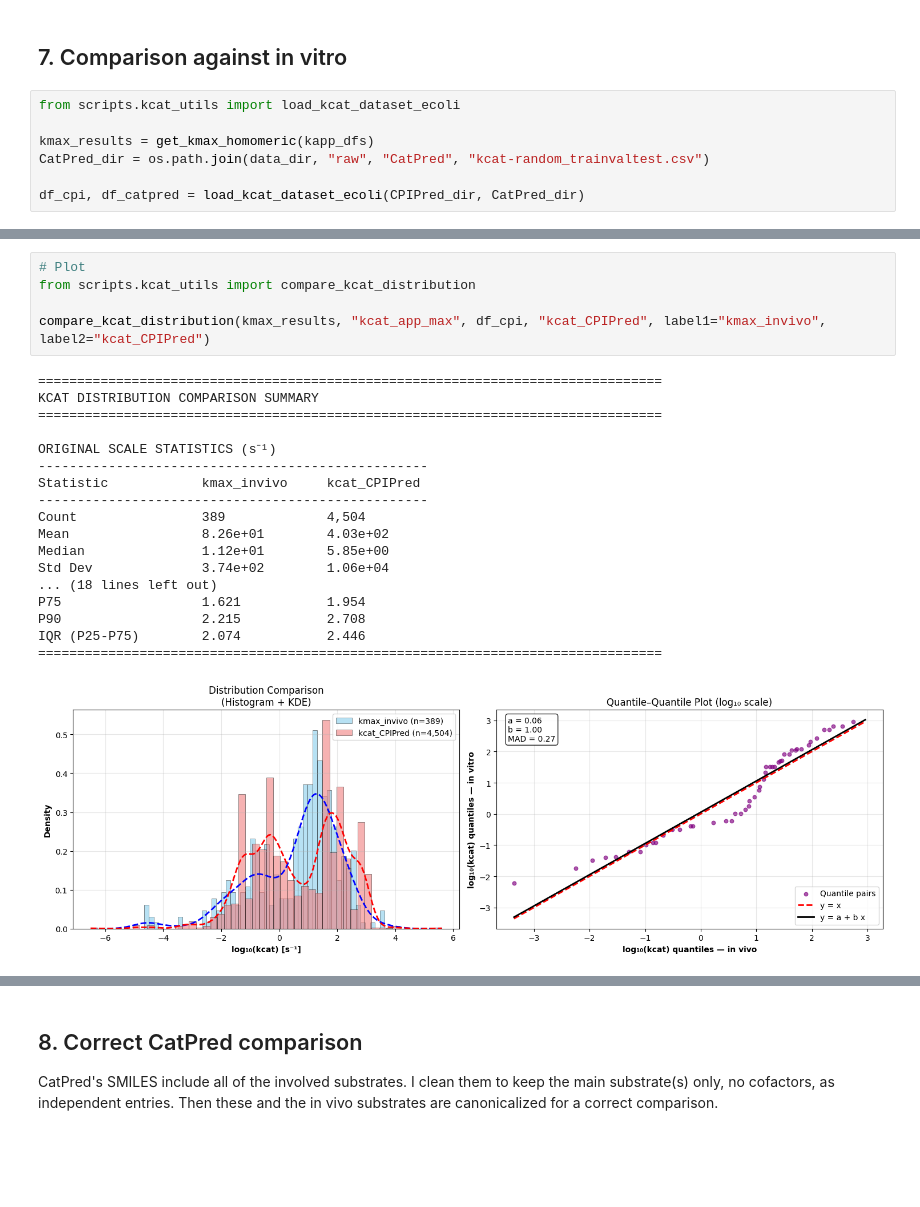
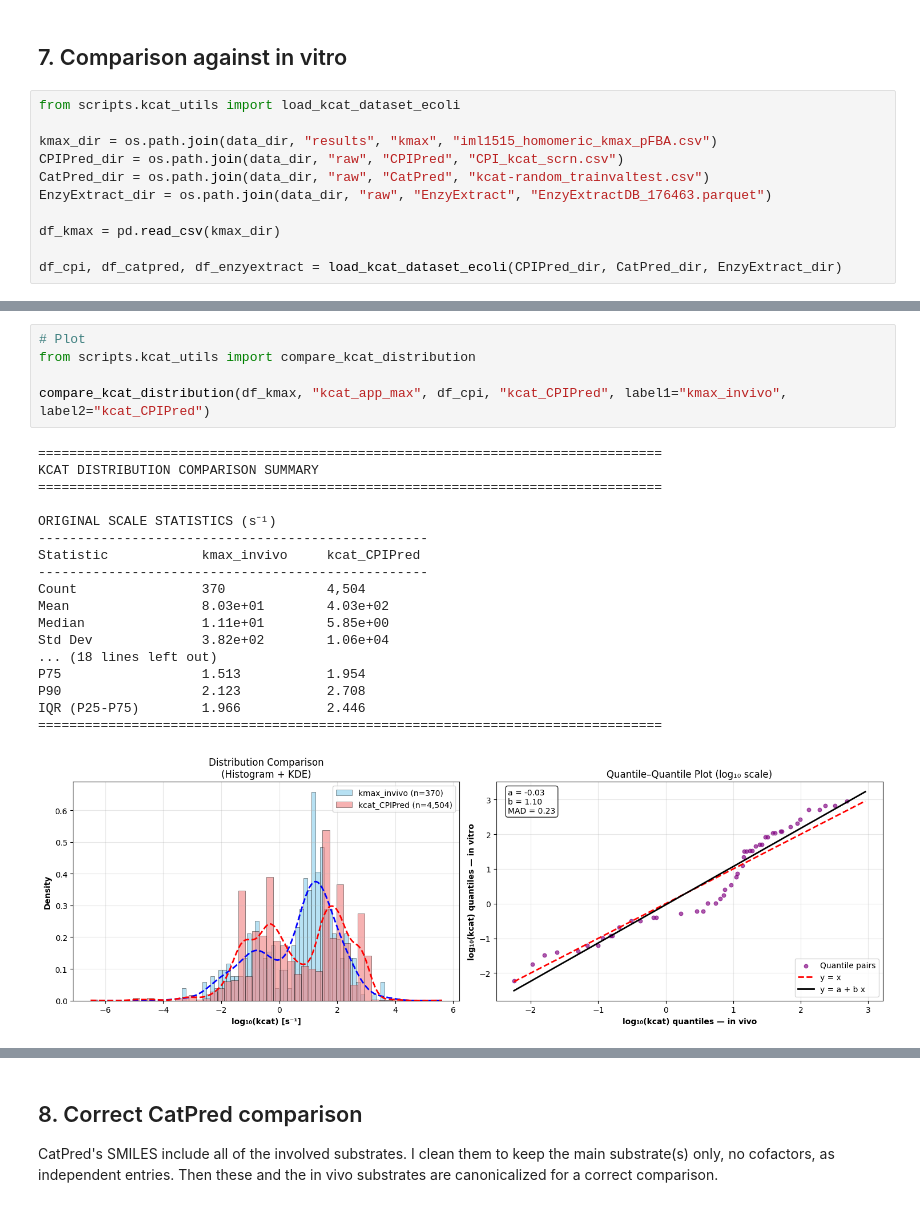
Before and after one commit to lyach/BactoCat, a Jupyter notebook: experiments/kapp_pipeline.ipynb, the cells around one changed output, grey strips where cells are left out. Saved outputs shown, nothing was run; the diff lists cells and outputs as text; blank space fills up the shorter version.

```diff
--- a/experiments/kapp_pipeline.ipynb
+++ b/experiments/kapp_pipeline.ipynb
@@ -270,10 +274,14 @@ kmax_results.to_csv(os.path.join(data_dir, "final", "kcat_app", "iml1515_homomer
 # %%
 from scripts.kcat_utils import load_kcat_dataset_ecoli
 
-kmax_results = get_kmax_homomeric(kapp_dfs)
+kmax_dir = os.path.join(data_dir, "results", "kmax", "iml1515_homomeric_kmax_pFBA.csv")
+CPIPred_dir = os.path.join(data_dir, "raw", "CPIPred", "CPI_kcat_scrn.csv")
 CatPred_dir = os.path.join(data_dir, "raw", "CatPred", "kcat-random_trainvaltest.csv")
+EnzyExtract_dir = os.path.join(data_dir, "raw", "EnzyExtract", "EnzyExtractDB_176463.parquet")
 
-df_cpi, df_catpred = load_kcat_dataset_ecoli(CPIPred_dir, CatPred_dir)
+df_kmax = pd.read_csv(kmax_dir)
+
+df_cpi, df_catpred, df_enzyextract = load_kcat_dataset_ecoli(CPIPred_dir, CatPred_dir, EnzyExtract_dir)
 # %%
 # Plot
 from scripts.kcat_utils import compare_kcat_distribution
@@ -301,24 +309,24 @@ IQR (P25-P75)        2.074           1.818
 # %%
 # Plot
 from scripts.kcat_utils import compare_kcat_distribution
 
-compare_kcat_distribution(kmax_results, "kcat_app_max", df_cpi, "kcat_CPIPred", label1="kmax_invivo", label2="kcat_CPIPred")
+compare_kcat_distribution(df_kmax, "kcat_app_max", df_cpi, "kcat_CPIPred", label1="kmax_invivo", label2="kcat_CPIPred")
 # %% [output]
 ================================================================================
 KCAT DISTRIBUTION COMPARISON SUMMARY
 ================================================================================
 
 ORIGINAL SCALE STATISTICS (s⁻¹)
 --------------------------------------------------
 Statistic            kmax_invivo     kcat_CPIPred
 --------------------------------------------------
-Count                389             4,504
-Mean                 8.26e+01        4.03e+02
-Median               1.12e+01        5.85e+00
-Std Dev              3.74e+02        1.06e+04
+Count                370             4,504
+Mean                 8.03e+01        4.03e+02
+Median               1.11e+01        5.85e+00
+Std Dev              3.82e+02        1.06e+04
 ... (18 lines left out)
-P75                  1.621           1.954
-P90                  2.215           2.708
-IQR (P25-P75)        2.074           2.446
+P75                  1.513           1.954
+P90                  2.123           2.708
+IQR (P25-P75)        1.966           2.446
 ================================================================================
-[figure, old version]
+[figure, new version]
```
Also changed, not shown: parts of 22 cells of this notebook, 7 other files.
